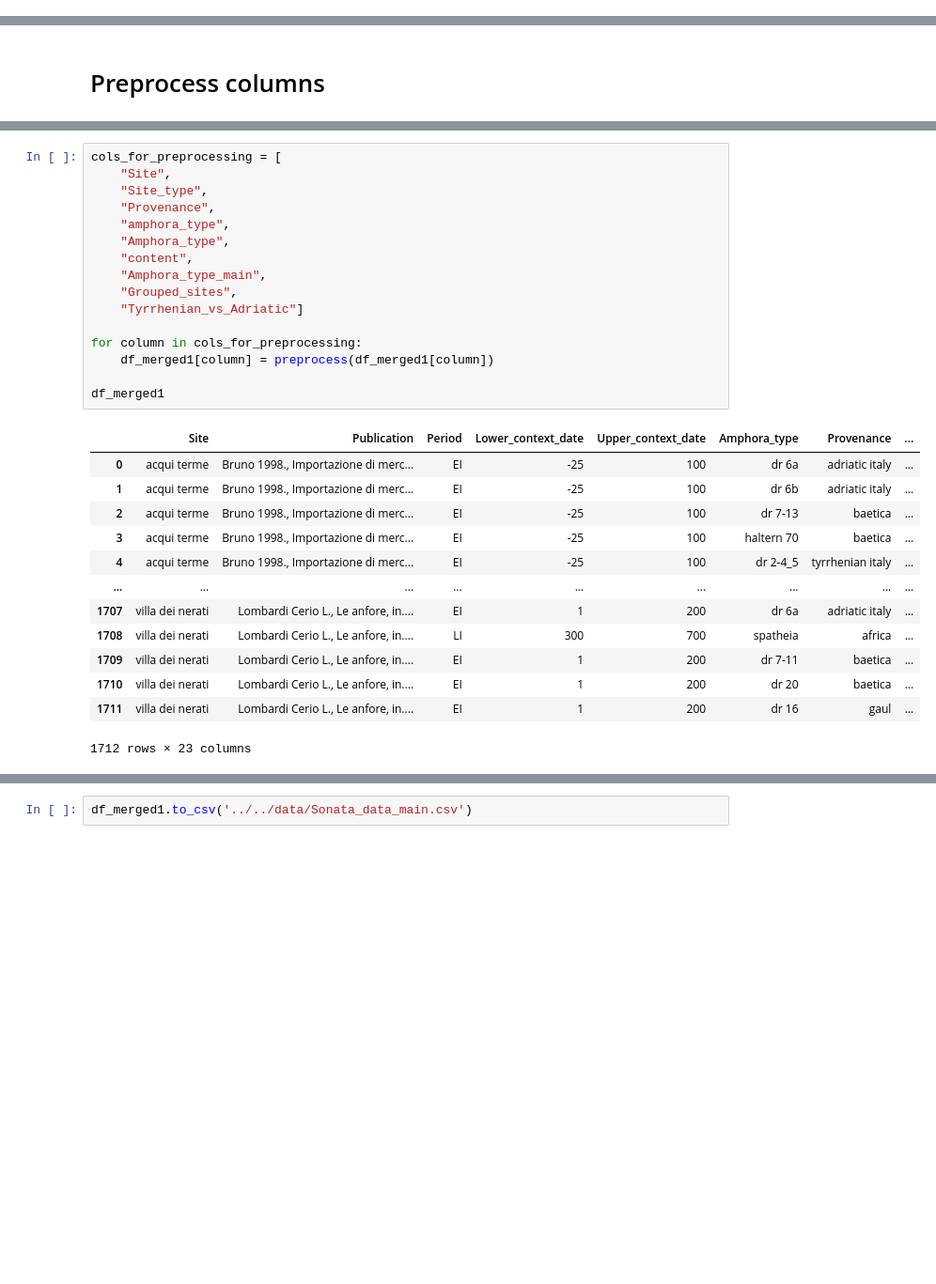
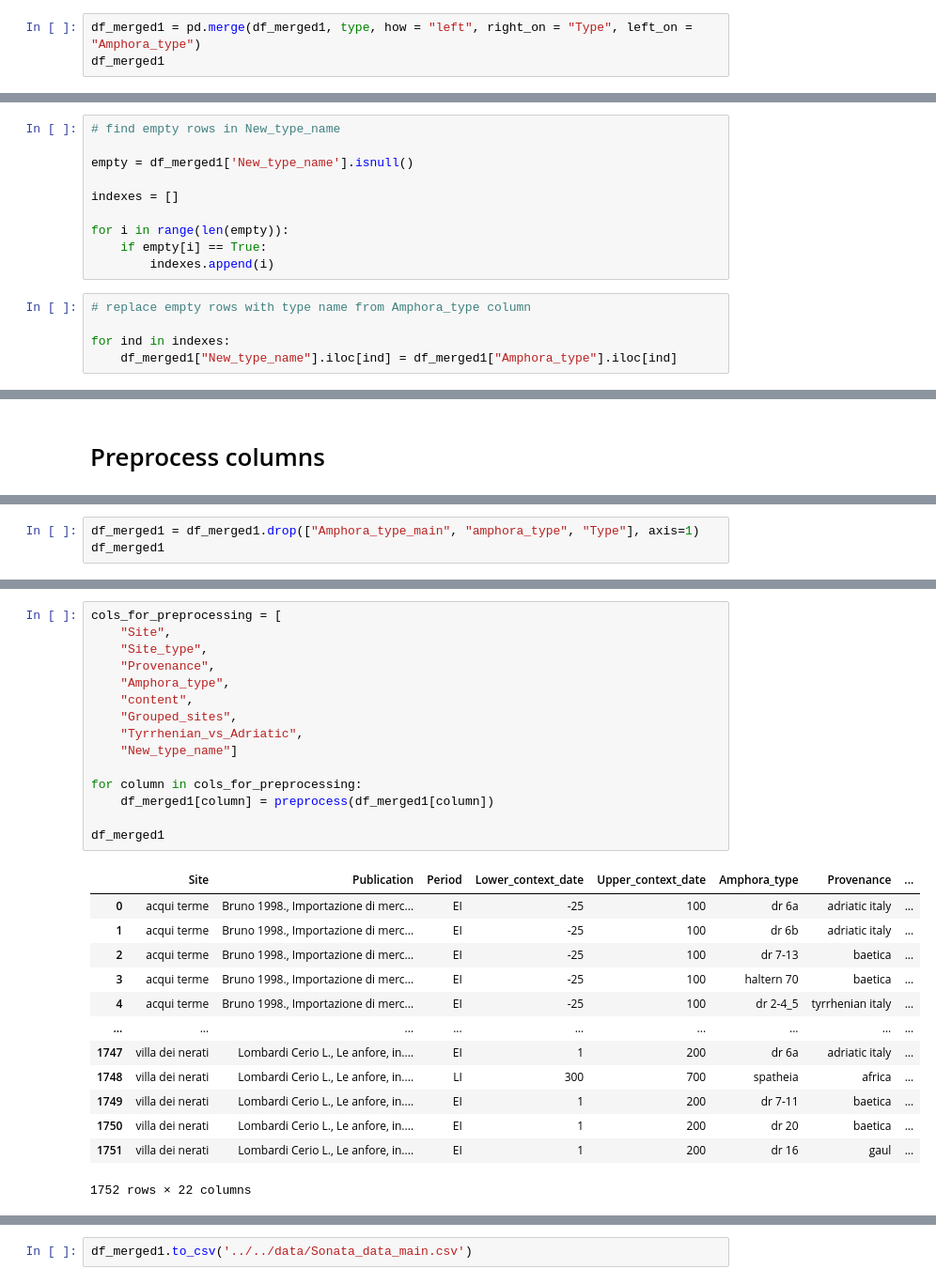
Before and after one commit to Tom-Brughmans/Sonata, a Jupyter notebook: src/application/creating_dataframe.ipynb, the cells around one changed output, grey strips where cells are left out. Shown at 94% size. Cells and saved outputs as stored; diff of their text form; blank space fills up the shorter version.

```diff
--- a/src/application/creating_dataframe.ipynb
+++ b/src/application/creating_dataframe.ipynb
@@ -230,0 +204,3 @@ types_difference
+# %%
+df_merged1 = pd.merge(df_merged1, type, how = "left", right_on = "Type", left_on = "Amphora_type")
+df_merged1
@@ -230,0 +221,15 @@ types_difference
+# %%
+# find empty rows in New_type_name
+
+empty = df_merged1['New_type_name'].isnull()
+
+indexes = []
+
+for i in range(len(empty)):
+    if empty[i] == True:
+        indexes.append(i)
+# %%
+# replace empty rows with type name from Amphora_type column
+
+for ind in indexes:
+    df_merged1["New_type_name"].iloc[ind] = df_merged1["Amphora_type"].iloc[ind]
@@ -242 +253,4 @@ Index(['Site', 'Publication', 'Period', 'Lower_context_date',
       dtype='object')
+# %%
+df_merged1 = df_merged1.drop(["Amphora_type_main", "amphora_type", "Type"], axis=1)
+df_merged1
@@ -243,33 +271,32 @@ Index(['Site', 'Publication', 'Period', 'Lower_context_date',
 # %%
 cols_for_preprocessing = [
     "Site",
     "Site_type",
     "Provenance",
-    "amphora_type",
     "Amphora_type",
     "content",
-    "Amphora_type_main",
     "Grouped_sites",
-    "Tyrrhenian_vs_Adriatic"]
+    "Tyrrhenian_vs_Adriatic",
+    "New_type_name"]
 
 for column in cols_for_preprocessing:
     df_merged1[column] = preprocess(df_merged1[column])
 
 df_merged1
 # %% [output]
 |  | Site | Publication | Period | Lower_context_date | Upper_context_date | Amphora_type | Provenance | ... |
 | 0 | acqui terme | Bruno 1998., Importazione di merc... | EI | -25 | 100 | dr 6a | adriatic italy | ... |
 | 1 | acqui terme | Bruno 1998., Importazione di merc... | EI | -25 | 100 | dr 6b | adriatic italy | ... |
 | 2 | acqui terme | Bruno 1998., Importazione di merc... | EI | -25 | 100 | dr 7-13 | baetica | ... |
 | 3 | acqui terme | Bruno 1998., Importazione di merc... | EI | -25 | 100 | haltern 70 | baetica | ... |
 | 4 | acqui terme | Bruno 1998., Importazione di merc... | EI | -25 | 100 | dr 2-4_5 | tyrrhenian italy | ... |
 | ... | ... | ... | ... | ... | ... | ... | ... | ... |
-| 1707 | villa dei nerati | Lombardi Cerio L., Le anfore, in.... | EI | 1 | 200 | dr 6a | adriatic italy | ... |
-| 1708 | villa dei nerati | Lombardi Cerio L., Le anfore, in.... | LI | 300 | 700 | spatheia | africa | ... |
-| 1709 | villa dei nerati | Lombardi Cerio L., Le anfore, in.... | EI | 1 | 200 | dr 7-11 | baetica | ... |
-| 1710 | villa dei nerati | Lombardi Cerio L., Le anfore, in.... | EI | 1 | 200 | dr 20 | baetica | ... |
-| 1711 | villa dei nerati | Lombardi Cerio L., Le anfore, in.... | EI | 1 | 200 | dr 16 | gaul | ... |
+| 1747 | villa dei nerati | Lombardi Cerio L., Le anfore, in.... | EI | 1 | 200 | dr 6a | adriatic italy | ... |
+| 1748 | villa dei nerati | Lombardi Cerio L., Le anfore, in.... | LI | 300 | 700 | spatheia | africa | ... |
+| 1749 | villa dei nerati | Lombardi Cerio L., Le anfore, in.... | EI | 1 | 200 | dr 7-11 | baetica | ... |
+| 1750 | villa dei nerati | Lombardi Cerio L., Le anfore, in.... | EI | 1 | 200 | dr 20 | baetica | ... |
+| 1751 | villa dei nerati | Lombardi Cerio L., Le anfore, in.... | EI | 1 | 200 | dr 16 | gaul | ... |
-1712 rows × 23 columns
+1752 rows × 22 columns
 # %%
 colms_to_numeric = ["Amphora_type_upper_date", "Amphora_type_lower_date",  "Lower_context_date", "Upper_context_date"]
 
```
Also changed, not shown: parts of 10 cells of this notebook, 43 other files.
